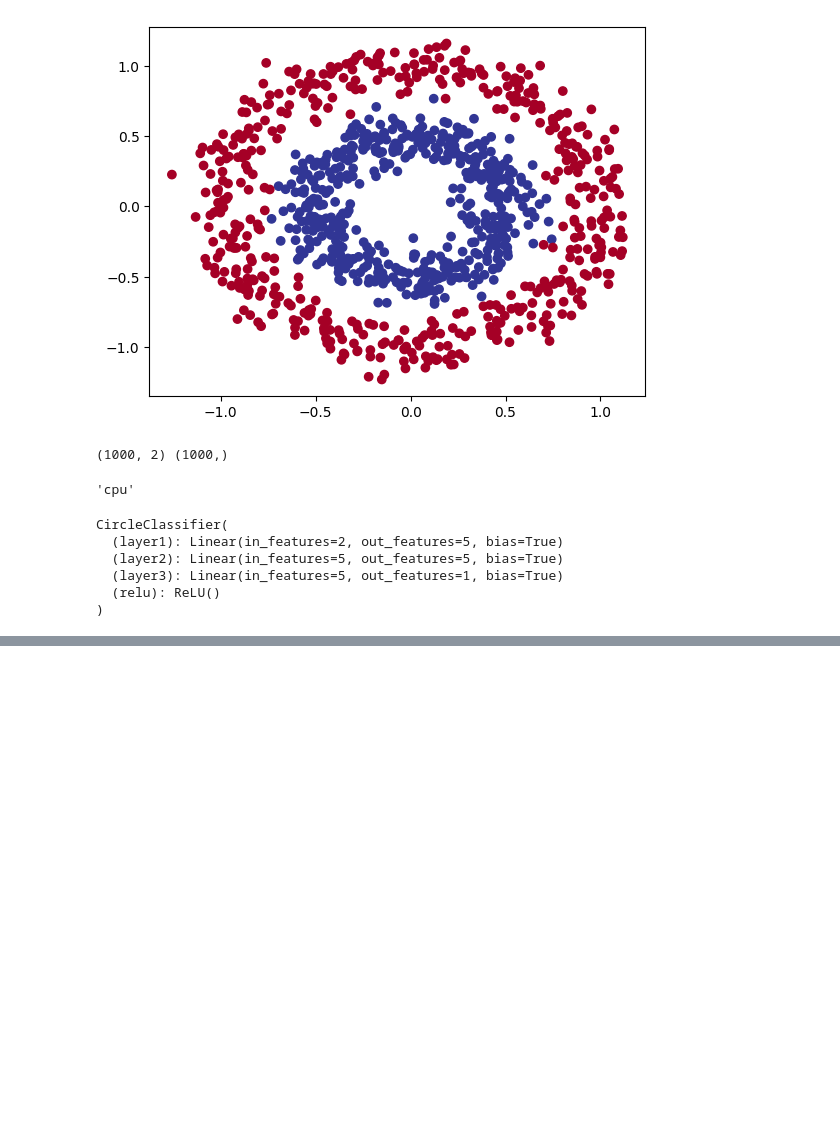
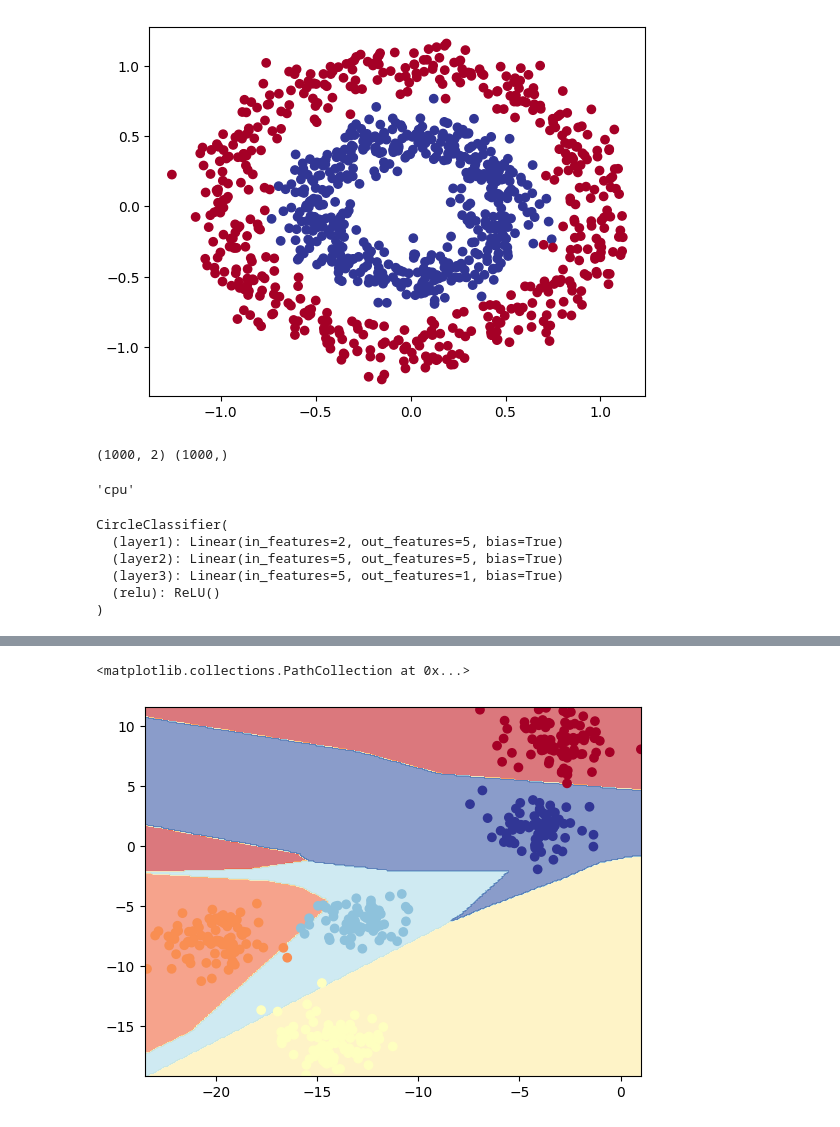
Before and after one commit to JohnYCLam/MachineLearning, a Jupyter notebook: PyTorch_Learning.ipynb, the cells around one changed output, grey strips where cells are left out. Saved outputs shown, nothing was run; the diff lists cells and outputs as text; code cells hidden in the pictures; blank space fills up the shorter version.

```diff
--- a/PyTorch_Learning.ipynb
+++ b/PyTorch_Learning.ipynb
@@ -343,0 +401,15 @@ CircleClassifier(
+# %%
+class BlobClassifier(nn.Module):
+    def __init__(self):
+       super().__init__()
+       self.layer1 = nn.Linear(in_features = 2, out_features = 5)
+       self.layer2 = nn.Linear(in_features = 5, out_features = 5)
+       self.layer3 = nn.Linear(in_features = 5, out_features = 5)
+       self.layer4 = nn.Linear(in_features = 5, out_features = 5)
+       self.relu = nn.ReLU()
+
+    def forward(self, x):
+        return self.layer4(self.relu(self.layer3(self.relu(self.layer2(self.relu(self.layer1(x)))))))
+
+model_1 = BlobClassifier().to(device)
+print(model_1)
@@ -344,3 +424,3 @@ CircleClassifier(
 # %%
-loss_fcn = nn.BCEWithLogitsLoss()
-optimizer = torch.optim.SGD(model_0.parameters(), lr=0.1)
+loss_fcn = nn.CrossEntropyLoss()
+optimizer = torch.optim.SGD(model_1.parameters(), lr=0.1)
@@ -346,0 +478,27 @@ optimizer = torch.optim.SGD(model_0.parameters(), lr=0.1)
+# %%
+import numpy as np
+# define bounds of the domain
+min1, max1 = X_test[:, 0].min()-0.1, X_test[:, 0].max()+0.1
+min2, max2 = X_test[:, 1].min()-0.1, X_test[:, 1].max()+0.1
+# define the x and y scale
+x1grid = np.arange(min1, max1, 0.1)
+x2grid = np.arange(min2, max2, 0.1)
+# create all of the lines and rows of the grid
+xx, yy = np.meshgrid(x1grid, x2grid)
+# flatten each grid to a vector
+r1, r2 = xx.flatten(), yy.flatten()
+r1, r2 = r1.reshape((len(r1), 1)), r2.reshape((len(r2), 1))
+# horizontal stack vectors to create x1,x2 input for the model
+grid = torch.from_numpy(np.hstack((r1,r2))).type(torch.float)
+# reshape the predictions back into a grid
+with torch.inference_mode():
+    #y_test_pred = torch.round(torch.sigmoid(model_1(grid))).squeeze()
+    y_test_pred = torch.softmax(model_1(grid), dim = 1).argmax(dim = 1)
+zz = y_test_pred.reshape(xx.shape)
+# plot the grid of x, y and z values as a surface
+plt.contourf(xx, yy, zz, cmap=plt.cm.RdYlBu, alpha = 0.6)
+# create scatter plot for samples from each class
+plt.scatter(X_test[:, 0].squeeze(), X_test[:, 1].squeeze(), c = y_test, cmap = plt.cm.RdYlBu)
+# %% [output]
+<matplotlib.collections.PathCollection at 0x...>
+[figure, added]
```
Also changed, not shown: parts of 32 cells of this notebook.
